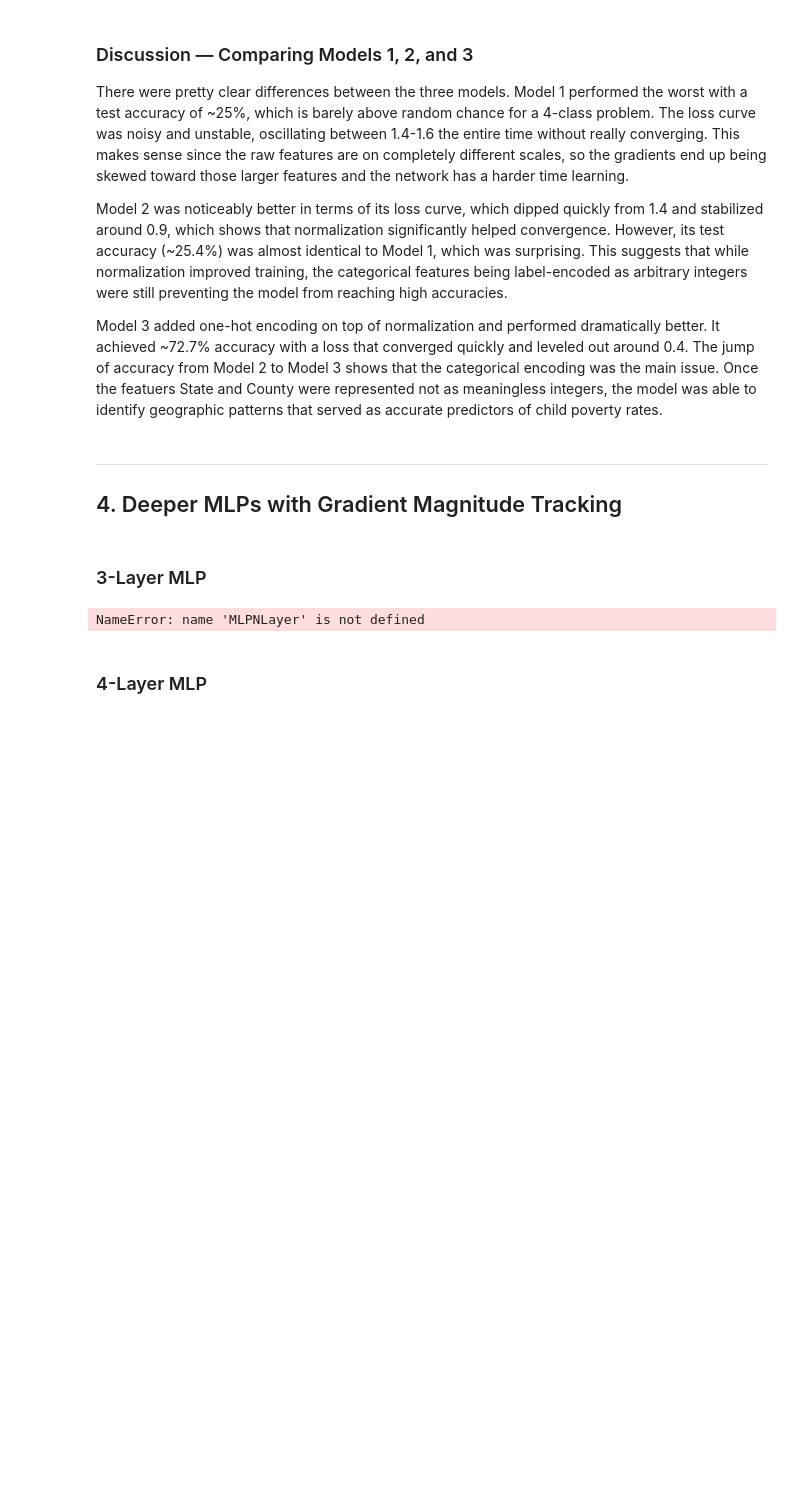
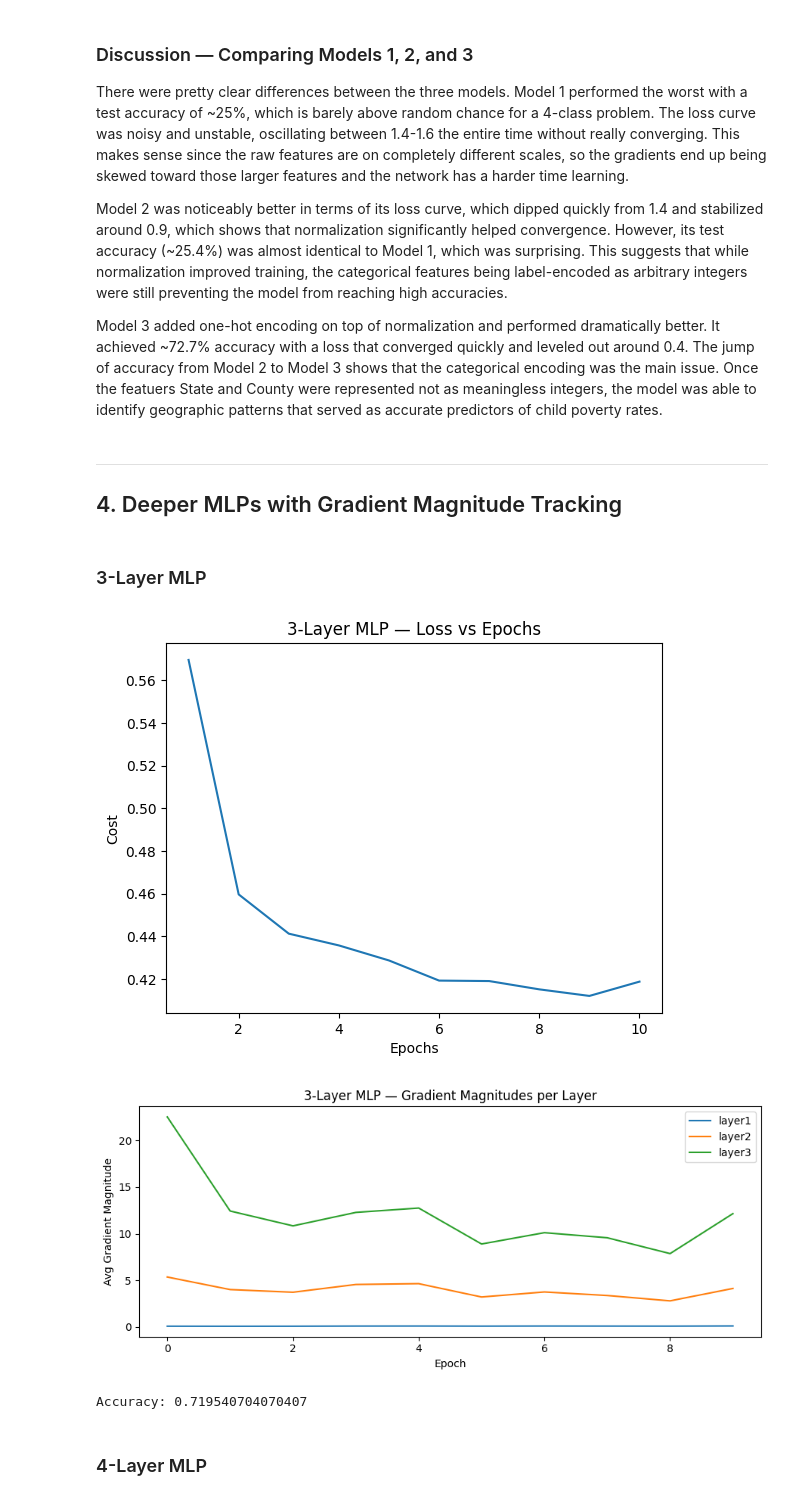
Before and after one commit to Jadonsw123/MachineLearning2026Lab4, a Jupyter notebook: lab4_mlp.ipynb, the cells around one changed output. Drawn from its saved outputs; the diff is of its cells as text; code cells hidden in the pictures; blank space fills up the shorter version.

```diff
--- a/lab4_mlp.ipynb
+++ b/lab4_mlp.ipynb
@@ -607,9 +761,28 @@ def accuracy(Y_hat, Y):
 # %%
-mlp_3L = MLPNLayer([input_size, 64, 32, output_size], lr=0.01, epochs=100)
-mlp_3L.fit(X_train_ohe, Y_train)
+model3L = TLPVectorizedMiniBatchCrossEntropyGlorot3Layer(
+    n_hidden=64, n_hidden2=32,
+    C=0.1, epochs=10, eta=0.001,
+    alpha=0.001, decrease_const=1e-5,
+    minibatches=50, shuffle=True, random_state=1
+)
+model3L.fit(X_train_ohe, y_train, print_progress=50)
 
-acc_3L_train = accuracy(mlp_3L.predict(X_train_ohe), Y_train)
-acc_3L_test  = accuracy(mlp_3L.predict(X_test_ohe),  Y_test)
-print(f'3-Layer  |  Train: {acc_3L_train:.4f}  Test: {acc_3L_test:.4f}')
+# plot loss
+flat_costs = [np.mean(epoch) for epoch in model3L.cost_]
+plt.plot(range(1, len(flat_costs)+1), flat_costs)
+plt.xlabel('Epochs')
+plt.ylabel('Cost')
+plt.title('3-Layer MLP — Loss vs Epochs')
+plt.show()
+
+# plot gradient magnitudes
+model3L.plot_grad_magnitudes()
+
+# evaluate accuracy
+y_pred = model3L.predict(X_test_ohe)
+acc = accuracy_score(y_test, y_pred)
+print("Accuracy:", acc)
 # %% [output]
+[figure, added]
+[figure, added]
-NameError: name 'MLPNLayer' is not defined
+Accuracy: 0.719540704070407
```
Also changed, not shown: parts of 6 cells of this notebook.
